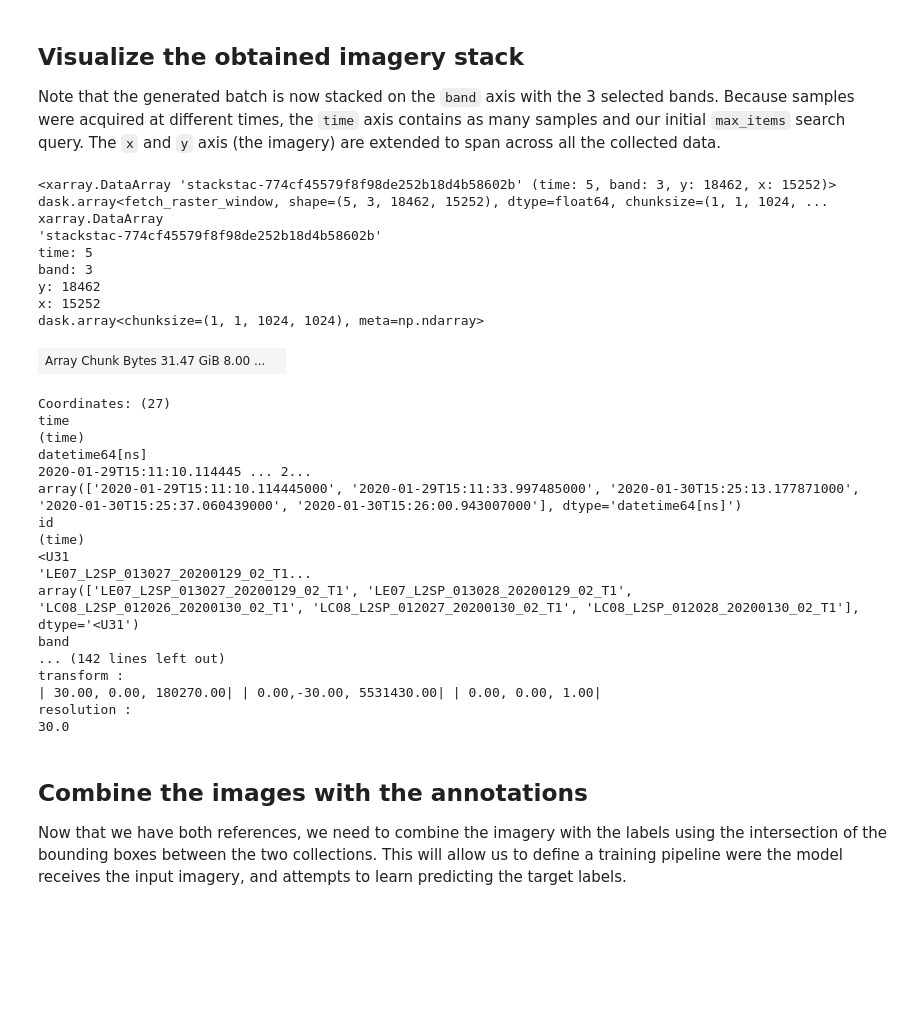
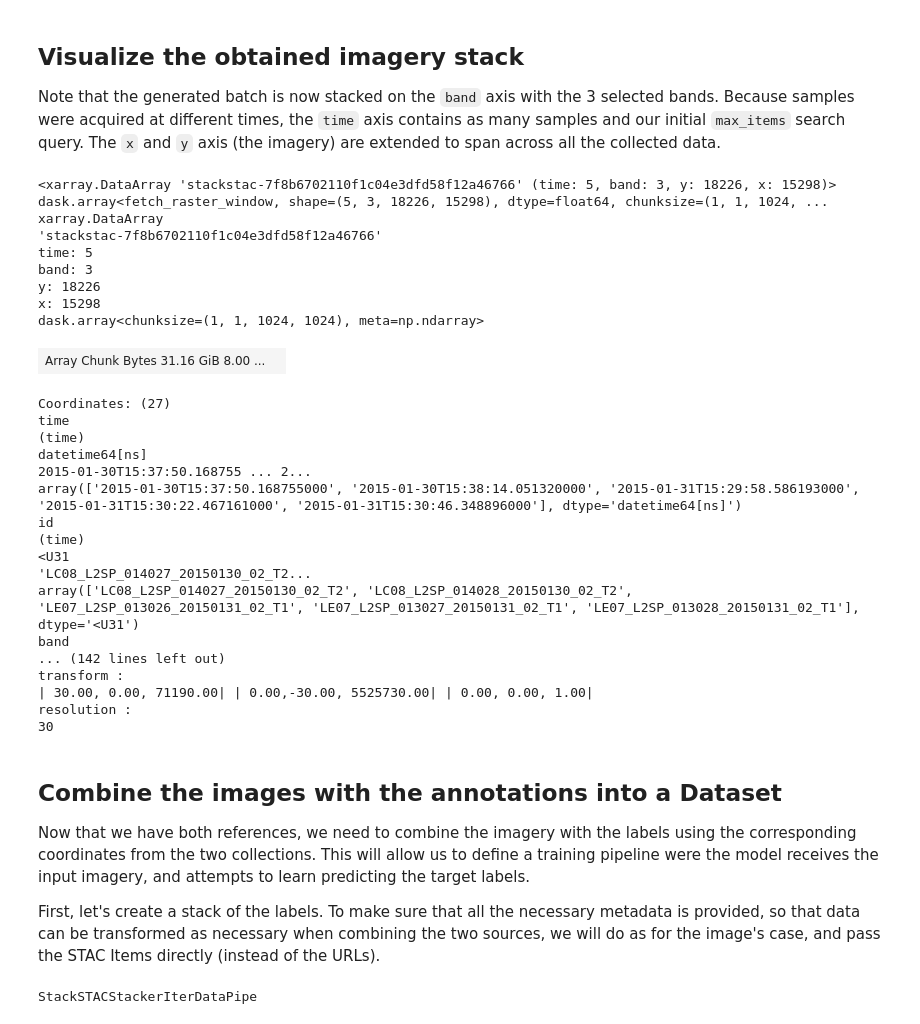
Before and after one commit to ai-extensions/stac-data-loader, a Jupyter notebook: notebooks/stac_dataloader.ipynb, the cells around one changed output. Saved outputs shown, nothing was run; the diff lists cells and outputs as text; code cells hidden in the pictures; blank space fills up the shorter version.

```diff
--- a/notebooks/stac_dataloader.ipynb
+++ b/notebooks/stac_dataloader.ipynb
@@ -144,12 +148,12 @@ The Microsoft Planetary Computer specifically requires to "sign" each URL item b
 This is also something to consider when interacting various STAC APIs.
 Their authentication and authorization criteria are not entirely compatible.
 # %%
-signed_label_items = [
+signed_label_assets = [
     planetary_computer.sign(item.assets["landcover"])
     for item in found_label_items
 ]
 
-asset_href = signed_label_items[0].href
+asset_href = signed_label_assets[0].href
 xarray_data = rioxarray.open_rasterio(asset_href)
 xarray_data
 # %% [output]
@@ -264,7 +300,7 @@ Let's retrieve some other data sources and see what we can work with.
 # %%
 image_items = catalog.search(
     bbox=aoi,       # reuse the same AOI, since we are interested in the same area as previously obtained labels
-    datetime=toi,   # reuse the same TOI, since things could have changed since, we cannot rely on too recent images compared to labels
+    datetime=[toi[0], datetime(2015, 2, 1)],   # limit TOI since things could have changed since, we cannot rely on too recent images
     collections=["landsat-c2-l2"],
     max_items=5,    # there are much more imagery available than labels, we don't need them all for the demo
 )
@@ -343,7 +380,7 @@ of each source. Transformations need to be applied to reproject the bands along
 In general, you should provide the information whenever possible to allow the various stacking utilities to
 detect discrepancies between the layers, as they can automatically apply the necessary corrections most of the time.
 # %%
-label_info = signed_label_items[0].extra_fields["raster:bands"][0]
+label_info = signed_label_assets[0].extra_fields["raster:bands"][0]
 resolution = label_info["spatial_resolution"]
 resolution  # meters
 # %% [output]
@@ -359,12 +396,12 @@ signed_image_items = [
 ]
 
 dp_image = torchdata.datapipes.iter.IterableWrapper(iterable=[signed_image_items])
-batch_image = dp_image.stack_stac_items(
+stack_image = dp_image.stack_stac_items(
     assets=image_bands,
     epsg=32619,  # expected CRS, will be useful to transform later when combining with labels that use a different CRS
     resolution=resolution,  # resample image (as necessary) to eventually align with previously collected labels
 )
-batch_image
+stack_image
 # %% [output]
 StackSTACStackerIterDataPipe
 # %% [markdown]
@@ -374,38 +411,42 @@ Note that the generated batch is now stacked on the `band` axis with the 3 selec
 Because samples were acquired at different times, the `time` axis contains as many samples and our initial `max_items` search query.
 The `x` and `y` axis (the imagery) are extended to span across all the collected data.
 # %%
-image_stack = next(iter(batch_image))  # NOTE: to use as a DataLoader in a training pipeline, replace by for-loop
-image_stack
+image = next(iter(stack_image))  # NOTE: to use as a DataLoader in a training pipeline, replace by for-loop
+image
 # %% [output]
-<xarray.DataArray 'stackstac-774cf45579f8f98de252b18d4b58602b' (time: 5, band: 3, y: 18462, x: 15252)> dask.array<fetch_raster_window, shape=(5, 3, 18462, 15252), dtype=float64, chunksize=(1, 1, 1024, ...
+<xarray.DataArray 'stackstac-7f8b6702110f1c04e3dfd58f12a46766' (time: 5, band: 3, y: 18226, x: 15298)> dask.array<fetch_raster_window, shape=(5, 3, 18226, 15298), dtype=float64, chunksize=(1, 1, 1024, ...
 xarray.DataArray
-'stackstac-774cf45579f8f98de252b18d4b58602b'
+'stackstac-7f8b6702110f1c04e3dfd58f12a46766'
 time: 5
 band: 3
-y: 18462
-x: 15252
+y: 18226
+x: 15298
 dask.array<chunksize=(1, 1, 1024, 1024), meta=np.ndarray>
-| Array Chunk Bytes 31.47 GiB 8.00 ... |  |
+| Array Chunk Bytes 31.16 GiB 8.00 ... |  |
 Coordinates: (27)
 time
 (time)
 datetime64[ns]
-2020-01-29T15:11:10.114445 ... 2...
-array(['2020-01-29T15:11:10.114445000', '2020-01-29T15:11:33.997485000', '2020-01-30T15:25:13.177871000', '2020-01-30T15:25:37.060439000', '2020-01-30T15:26:00.943007000'], dtype='datetime64[ns]')
+2015-01-30T15:37:50.168755 ... 2...
+array(['2015-01-30T15:37:50.168755000', '2015-01-30T15:38:14.051320000', '2015-01-31T15:29:58.586193000', '2015-01-31T15:30:22.467161000', '2015-01-31T15:30:46.348896000'], dtype='datetime64[ns]')
 id
 (time)
 <U31
-'LE07_L2SP_013027_20200129_02_T1...
-array(['LE07_L2SP_013027_20200129_02_T1', 'LE07_L2SP_013028_20200129_02_T1', 'LC08_L2SP_012026_20200130_02_T1', 'LC08_L2SP_012027_20200130_02_T1', 'LC08_L2SP_012028_20200130_02_T1'], dtype='<U31')
+'LC08_L2SP_014027_20150130_02_T2...
+array(['LC08_L2SP_014027_20150130_02_T2', 'LC08_L2SP_014028_20150130_02_T2', 'LE07_L2SP_013026_20150131_02_T1', 'LE07_L2SP_013027_20150131_02_T1', 'LE07_L2SP_013028_20150131_02_T1'], dtype='<U31')
 band
 ... (142 lines left out)
 transform :
-| 30.00, 0.00, 180270.00| | 0.00,-30.00, 5531430.00| | 0.00, 0.00, 1.00|
+| 30.00, 0.00, 71190.00| | 0.00,-30.00, 5525730.00| | 0.00, 0.00, 1.00|
 resolution :
-30.0
+30
 # %% [markdown]
-## Combine the images with the annotations
+## Combine the images with the annotations into a Dataset
 
-Now that we have both references, we need to combine the imagery with the labels using the intersection of the bounding boxes
-between the two collections. This will allow us to define a training pipeline were the model receives the input imagery, and
-attempts to learn predicting the target labels.
+Now that we have both references, we need to combine the imagery with the labels using the corresponding coordinates
+from the two collections. This will allow us to define a training pipeline were the model receives the input imagery,
+and attempts to learn predicting the target labels.
+
+First, let's create a stack of the labels.
+To make sure that all the necessary metadata is provided, so that data can be transformed as necessary when combining the two sources,
+we will do as for the image's case, and pass the STAC Items directly (instead of the URLs).
@@ -413,0 +453,10 @@ attempts to learn predicting the target labels.
+# %%
+dp_label = torchdata.datapipes.iter.IterableWrapper(iterable=[signed_label_items])
+stack_label = dp_label.stack_stac_items(
+    assets=["landcover"],
+    epsg=32619,
+    resolution=resolution,
+)
+stack_label
+# %% [output]
+StackSTACStackerIterDataPipe
```
Also changed, not shown: parts of 34 cells of this notebook, 2 other files.
